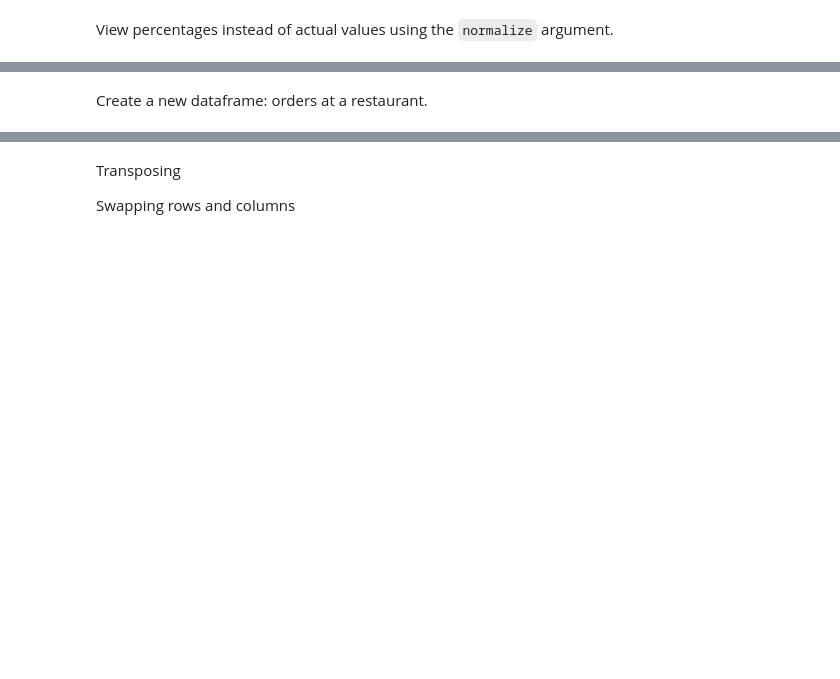
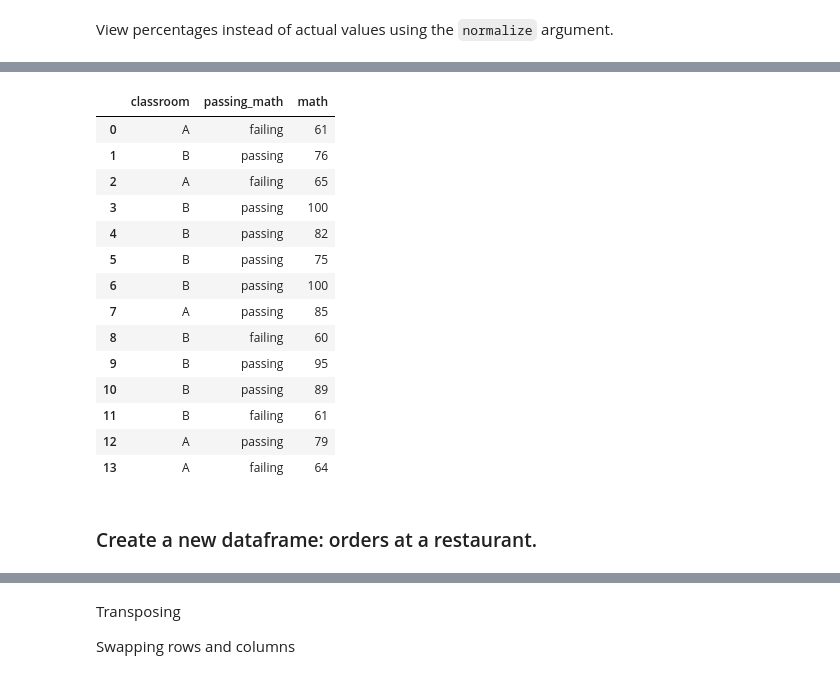
Before and after one commit to MagdalenaRahn/data-science-libraries, a Jupyter notebook: pandas_advanced_dataframes_lesson.ipynb, the cells around one changed output, grey strips where cells are left out. Drawn from its saved outputs; the diff is of its cells as text; code cells hidden in the pictures; blank space fills up the shorter version.

```diff
--- a/pandas_advanced_dataframes_lesson.ipynb
+++ b/pandas_advanced_dataframes_lesson.ipynb
@@ -1015,2 +1148,25 @@ Example: Calculate the average math grade for the combination of `classroom` and
+# %%
+df[['classroom','passing_math','math']]
+
+# in a pivot table :::
+# take unique values of 'classroom' to pivot to be rows.
+# take unique of 'passing_math' and pivot to be rows
+# base this on the 'math' column
+# %% [output]
+|  | classroom | passing_math | math |
+| 0 | A | failing | 61 |
+| 1 | B | passing | 76 |
+| 2 | A | failing | 65 |
+| 3 | B | passing | 100 |
+| 4 | B | passing | 82 |
+| 5 | B | passing | 75 |
+| 6 | B | passing | 100 |
+| 7 | A | passing | 85 |
+| 8 | B | failing | 60 |
+| 9 | B | passing | 95 |
+| 10 | B | passing | 89 |
+| 11 | B | failing | 61 |
+| 12 | A | passing | 79 |
+| 13 | A | failing | 64 |
 # %% [markdown]
-Create a new dataframe: orders at a restaurant.
+### Create a new dataframe: orders at a restaurant.
```
Also changed, not shown: parts of 25 cells of this notebook, 1 other file.
